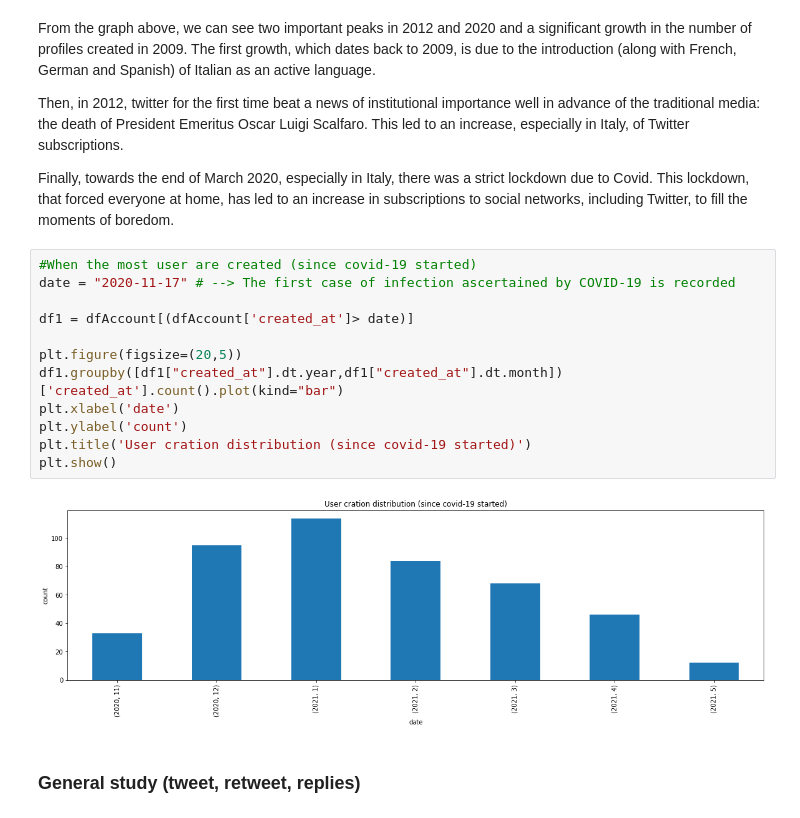
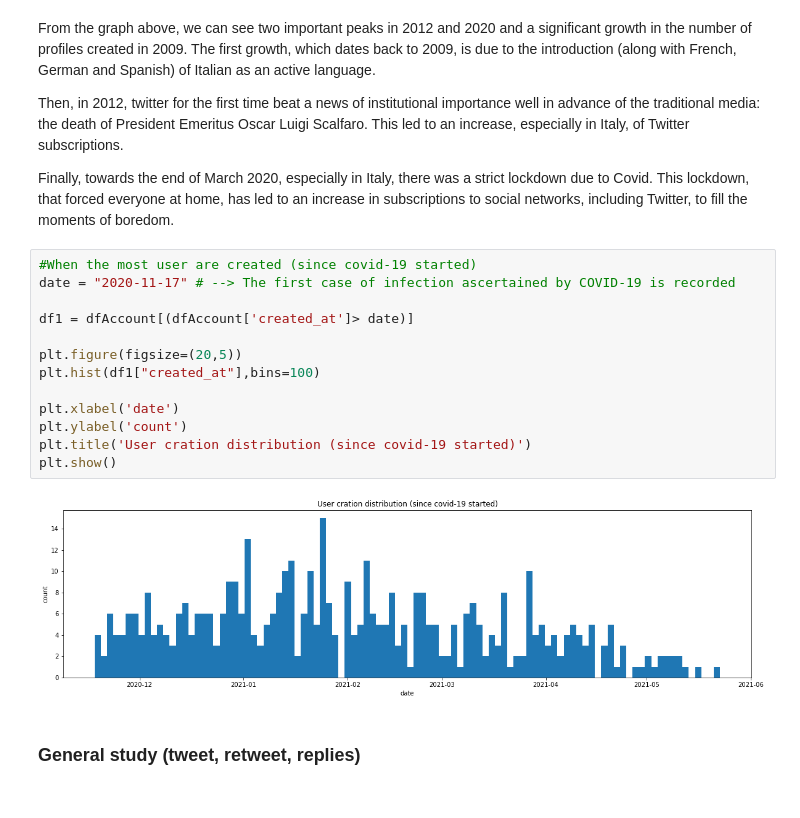
Before and after one commit to giada-c/twitterStudy, a Jupyter notebook: 2_Account_study/Account_study-Novax.ipynb, the cells around one changed output. Cells and saved outputs as stored; diff of their text form.

Commit message:
fix: histogram plot in Account_study* files

```diff
--- a/2_Account_study/Account_study-Novax.ipynb
+++ b/2_Account_study/Account_study-Novax.ipynb
@@ -84,17 +86,18 @@ Finally, towards the end of March 2020, especially in Italy, there was a strict
 # %%
 #When the most user are created (since covid-19 started)
 date = "2020-11-17" # --> The first case of infection ascertained by COVID-19 is recorded
 
 df1 = dfAccount[(dfAccount['created_at']> date)]
 
 plt.figure(figsize=(20,5))
-df1.groupby([df1["created_at"].dt.year,df1["created_at"].dt.month])['created_at'].count().plot(kind="bar")
+plt.hist(df1["created_at"],bins=100)
+
 plt.xlabel('date')
 plt.ylabel('count')
 plt.title('User cration distribution (since covid-19 started)')
 plt.show()
 # %% [output]
-[figure, old version]
+[figure, new version]
 # %% [markdown]
 ### General study (tweet, retweet, replies)
 # %% [markdown]
```
Also changed, not shown: parts of 2 cells of this notebook, 3 other files.
